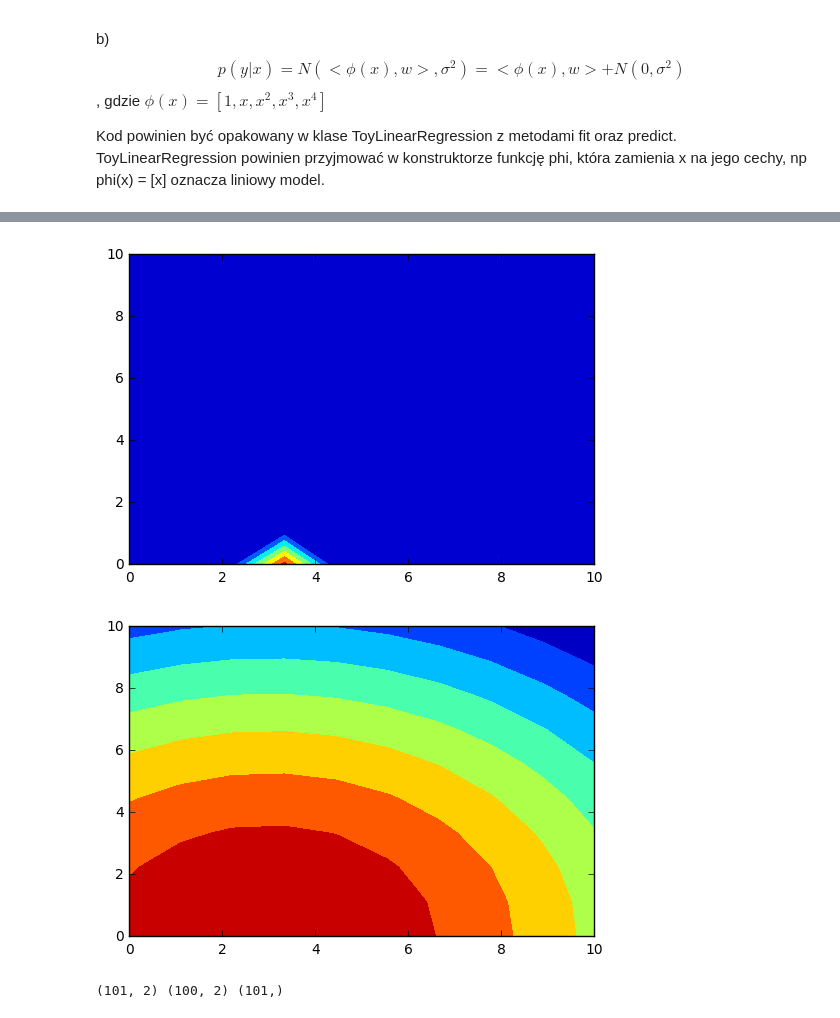
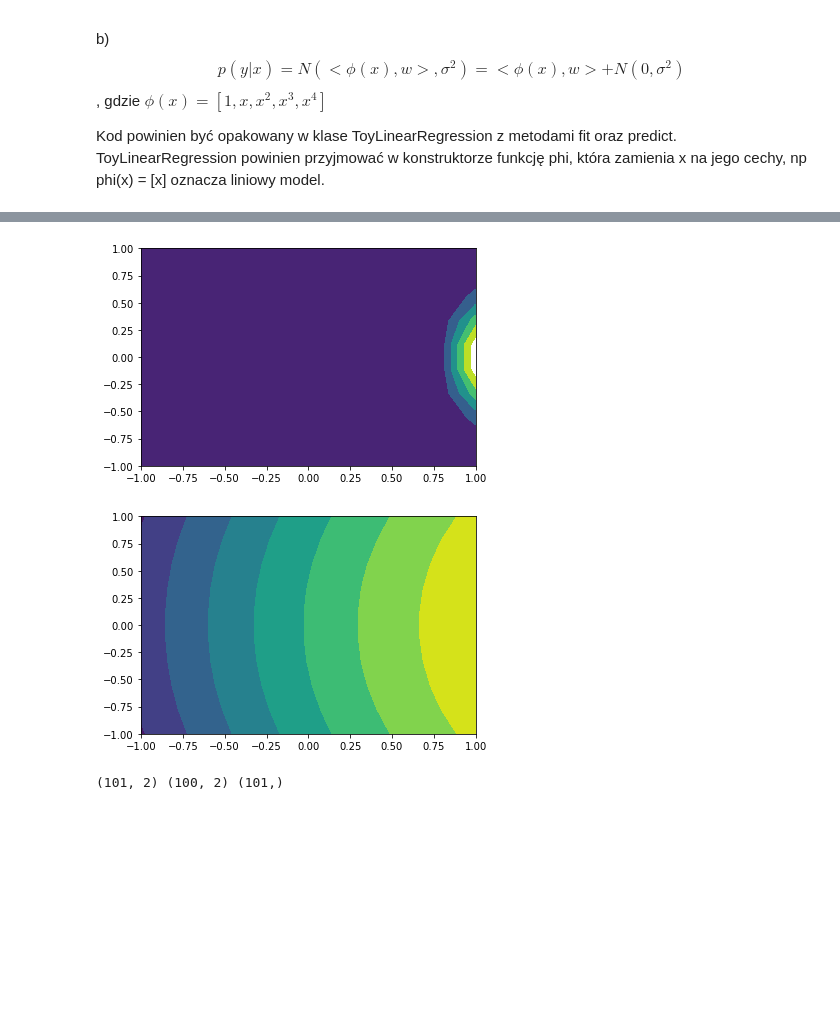
Before and after one commit to Domol/ml2017, a Jupyter notebook: L3a.ipynb, the cells around one changed output, grey strips where cells are left out. Cells and saved outputs as stored; diff of their text form; code cells hidden in the pictures; blank space fills up the shorter version.

```diff
--- a/L3a.ipynb
+++ b/L3a.ipynb
@@ -169,31 +171,31 @@ import matplotlib.pylab as plt
 # %%
 # phi = lambda x: [1,x,x**2]
 
 def prior(w, C, mean=[0.0, 3.0, 0.0]):
     assert w.ndim == 2
 
     sigma = np.zeros(shape=(w.shape[1], w.shape[1]))
     sigma[0,0] = 200 # Bias slabo zregularyzowany
     # Mozna ladniej zapisac
     for id in range(1, w.shape[1]):
         sigma[id, id] = C # Duze C -> malo zregularyzowany
     return scipy.stats.multivariate_normal.pdf(w,mean,sigma)
 
 def prior_plt(C):
     N=10
-    x = np.linspace(0, 10, N)
-    y = np.linspace(0, 10, N)
+    x = np.linspace(-1, 1, N)
+    y = np.linspace(-1, 1, N)
     xv, yv = np.meshgrid(x, y)
     w = np.array([[0.88,xv[i,j], yv[i,j]] for i in range(N) for j in range(N)])
     res = prior(w,C)
-    plt.contourf(x,y,res.reshape((10,10)))
+    plt.contourf(x,y,res.reshape((N,N)))
     plt.show()
 
 prior_plt(0.1)
 prior_plt(100)
 # %% [output]
-[figure, old version]
+[figure, new version]
-[figure, old version]
+[figure, new version]
 # %%
 def loglikelihood(w, X, Y, phi=lambda x: [1, x], sigma=1.0):
     phi_X = np.array([phi(x) for x in X])
```
Also changed, not shown: parts of 3 cells of this notebook, 1 other file.
